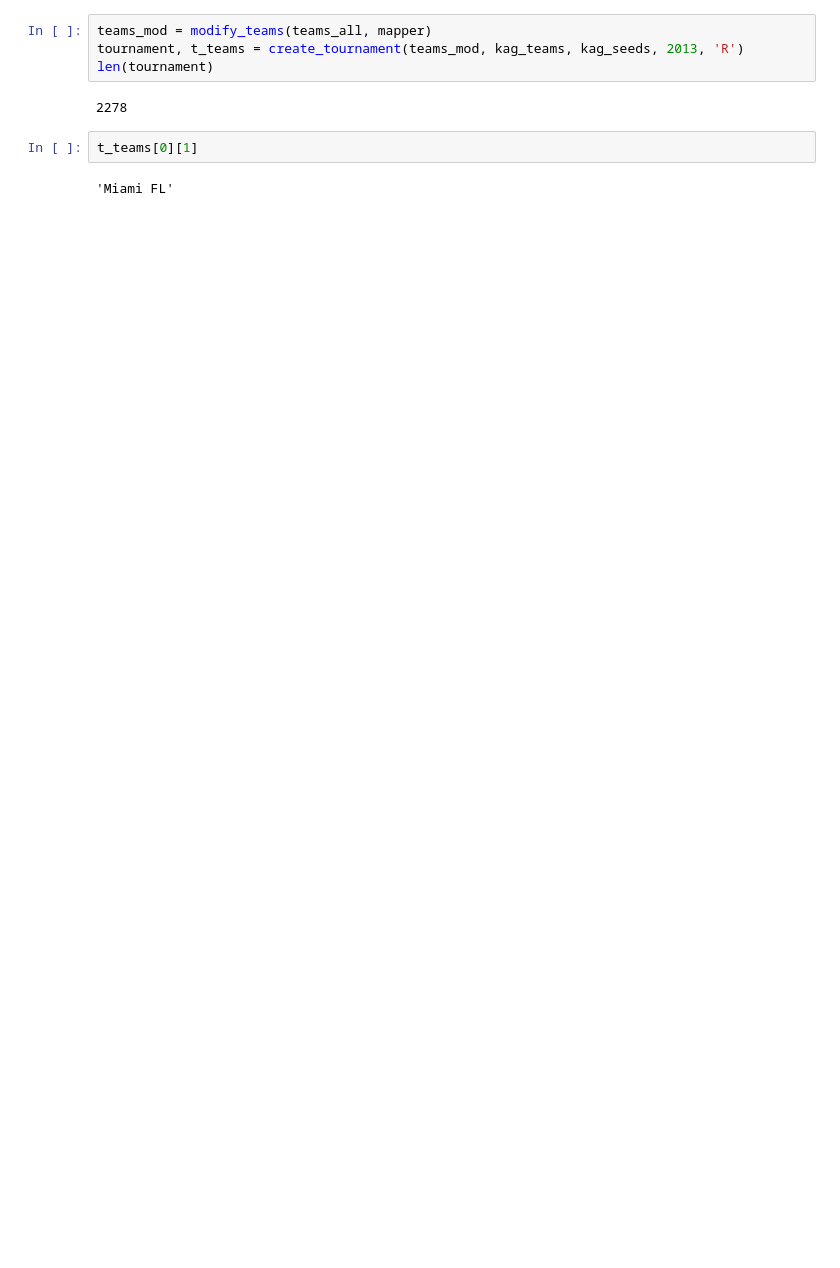
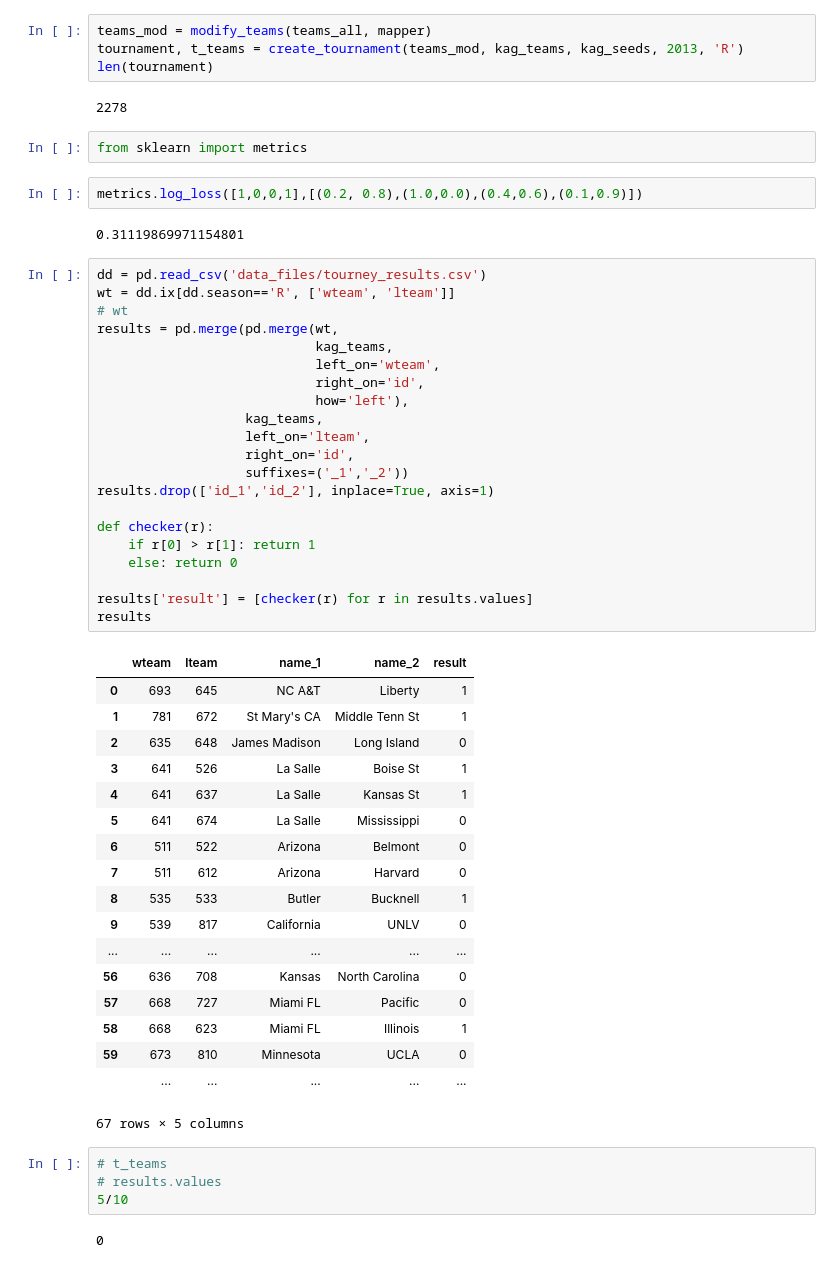
Before and after one commit to bpjsincl/marchmadness, a Jupyter notebook: DataAccessExamples.ipynb, the cells around one changed output. Saved outputs shown, nothing was run; the diff lists cells and outputs as text; blank space fills up the shorter version.

```diff
--- a/DataAccessExamples.ipynb
+++ b/DataAccessExamples.ipynb
@@ -171,7 +173,55 @@ tournament, t_teams = create_tournament(teams_mod, kag_teams, kag_seeds, 2013, '
 len(tournament)
 # %% [output]
 2278
-# %%
-t_teams[0][1]
-# %% [output]
-'Miami FL'
+# %%
+from sklearn import metrics
+# %%
+metrics.log_loss([1,0,0,1],[(0.2, 0.8),(1.0,0.0),(0.4,0.6),(0.1,0.9)])
+# %% [output]
+0.31119869971154801
+# %%
+dd = pd.read_csv('data_files/tourney_results.csv')
+wt = dd.ix[dd.season=='R', ['wteam', 'lteam']]
+# wt
+results = pd.merge(pd.merge(wt,
+                            kag_teams,
+                            left_on='wteam',
+                            right_on='id',
+                            how='left'),
+                   kag_teams,
+                   left_on='lteam',
+                   right_on='id',
+                   suffixes=('_1','_2'))
+results.drop(['id_1','id_2'], inplace=True, axis=1)
+
+def checker(r):
+    if r[0] > r[1]: return 1
+    else: return 0
+
+results['result'] = [checker(r) for r in results.values]
+results
+# %% [output]
+|  | wteam | lteam | name_1 | name_2 | result |
+| 0 | 693 | 645 | NC A&T | Liberty | 1 |
+| 1 | 781 | 672 | St Mary's CA | Middle Tenn St | 1 |
+| 2 | 635 | 648 | James Madison | Long Island | 0 |
+| 3 | 641 | 526 | La Salle | Boise St | 1 |
+| 4 | 641 | 637 | La Salle | Kansas St | 1 |
+| 5 | 641 | 674 | La Salle | Mississippi | 0 |
+| 6 | 511 | 522 | Arizona | Belmont | 0 |
+| 7 | 511 | 612 | Arizona | Harvard | 0 |
+| 8 | 535 | 533 | Butler | Bucknell | 1 |
+| 9 | 539 | 817 | California | UNLV | 0 |
+| ... | ... | ... | ... | ... | ... |
+| 56 | 636 | 708 | Kansas | North Carolina | 0 |
+| 57 | 668 | 727 | Miami FL | Pacific | 0 |
+| 58 | 668 | 623 | Miami FL | Illinois | 1 |
+| 59 | 673 | 810 | Minnesota | UCLA | 0 |
+|  | ... | ... | ... | ... | ... |
+67 rows × 5 columns
+# %%
+# t_teams
+# results.values
+5/10
+# %% [output]
+0
```
Also changed, not shown: parts of 3 cells of this notebook, 2 other files.
